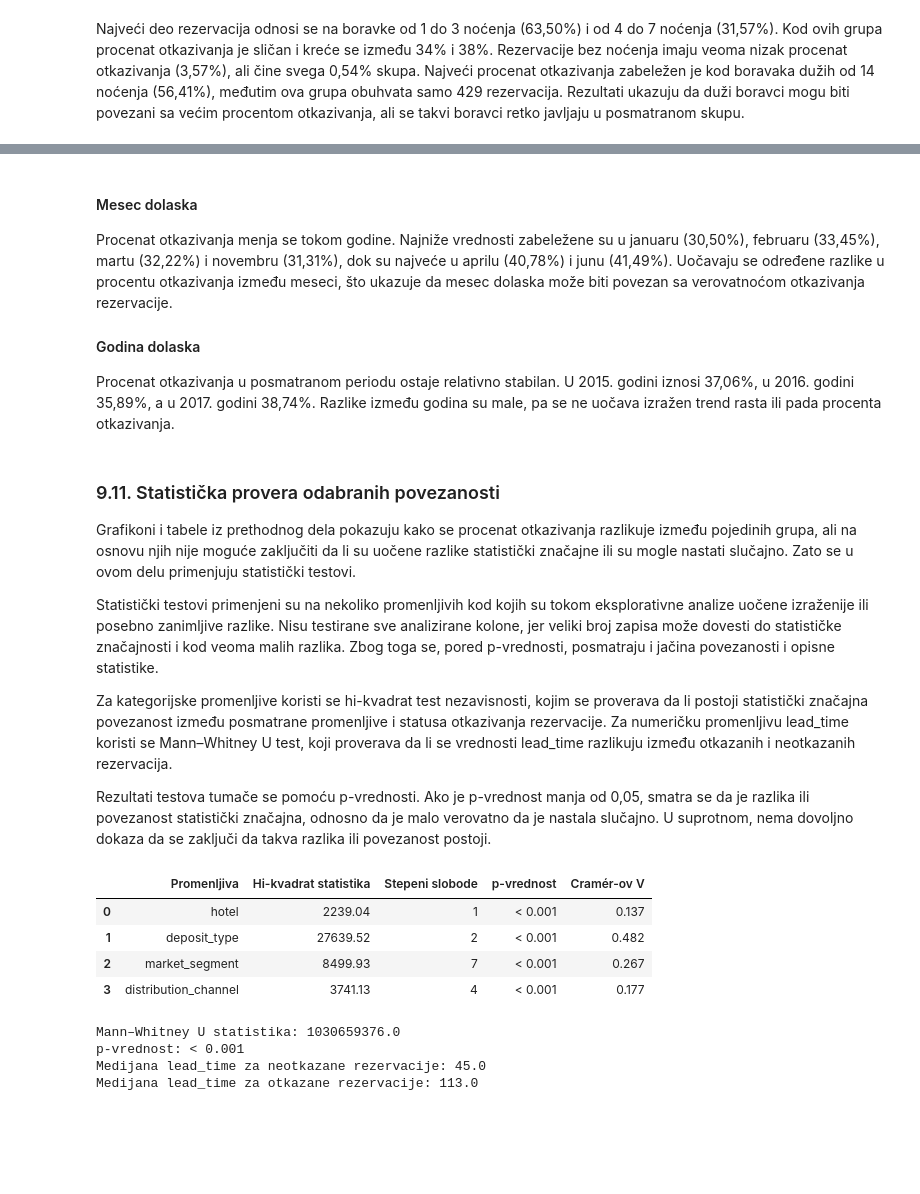
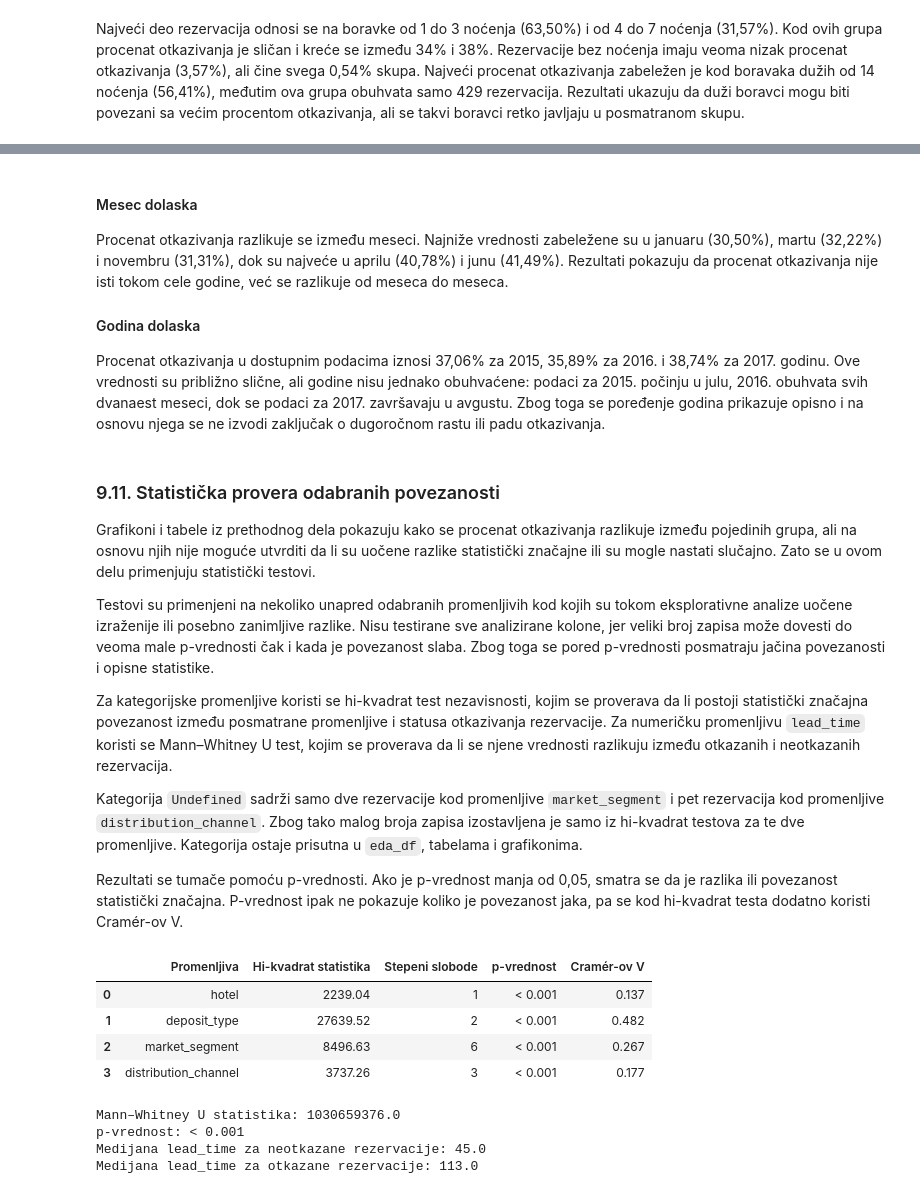
Before and after one commit to angelinalazarevic/Seminarski-UNP---Hotel-Booking, a Jupyter notebook: notebooks/hotel_booking_analysis.ipynb, the cells around one changed output, grey strips where cells are left out. Saved outputs shown, nothing was run; the diff lists cells and outputs as text; code cells hidden in the pictures; blank space fills up the shorter version.

```diff
--- a/notebooks/hotel_booking_analysis.ipynb
+++ b/notebooks/hotel_booking_analysis.ipynb
@@ -1753,21 +1790,23 @@ display(year_summary)
 # %% [markdown]
 #### Mesec dolaska
 
-Procenat otkazivanja menja se tokom godine. Najniže vrednosti zabeležene su u januaru (30,50%), februaru (33,45%), martu (32,22%) i novembru (31,31%), dok su najveće u aprilu (40,78%) i junu (41,49%). Uočavaju se određene razlike u procentu otkazivanja između meseci, što ukazuje da mesec dolaska može biti povezan sa verovatnoćom otkazivanja rezervacije.
+Procenat otkazivanja razlikuje se između meseci. Najniže vrednosti zabeležene su u januaru (30,50%), martu (32,22%) i novembru (31,31%), dok su najveće u aprilu (40,78%) i junu (41,49%). Rezultati pokazuju da procenat otkazivanja nije isti tokom cele godine, već se razlikuje od meseca do meseca.
 
 #### Godina dolaska
 
-Procenat otkazivanja u posmatranom periodu ostaje relativno stabilan. U 2015. godini iznosi 37,06%, u 2016. godini 35,89%, a u 2017. godini 38,74%. Razlike između godina su male, pa se ne uočava izražen trend rasta ili pada procenta otkazivanja.
+Procenat otkazivanja u dostupnim podacima iznosi 37,06% za 2015, 35,89% za 2016. i 38,74% za 2017. godinu. Ove vrednosti su približno slične, ali godine nisu jednako obuhvaćene: podaci za 2015. počinju u julu, 2016. obuhvata svih dvanaest meseci, dok se podaci za 2017. završavaju u avgustu. Zbog toga se poređenje godina prikazuje opisno i na osnovu njega se ne izvodi zaključak o dugoročnom rastu ili padu otkazivanja.
 # %% [markdown]
 ### 9.11. Statistička provera odabranih povezanosti
 
-Grafikoni i tabele iz prethodnog dela pokazuju kako se procenat otkazivanja razlikuje između pojedinih grupa, ali na osnovu njih nije moguće zaključiti da li su uočene razlike statistički značajne ili su mogle nastati slučajno. Zato se u ovom delu primenjuju statistički testovi.
+Grafikoni i tabele iz prethodnog dela pokazuju kako se procenat otkazivanja razlikuje između pojedinih grupa, ali na osnovu njih nije moguće utvrditi da li su uočene razlike statistički značajne ili su mogle nastati slučajno. Zato se u ovom delu primenjuju statistički testovi.
 
-Statistički testovi primenjeni su na nekoliko promenljivih kod kojih su tokom eksplorativne analize uočene izraženije ili posebno zanimljive razlike. Nisu testirane sve analizirane kolone, jer veliki broj zapisa može dovesti do statističke značajnosti i kod veoma malih razlika. Zbog toga se, pored p-vrednosti, posmatraju i jačina povezanosti i opisne statistike.
+Testovi su primenjeni na nekoliko unapred odabranih promenljivih kod kojih su tokom eksplorativne analize uočene izraženije ili posebno zanimljive razlike. Nisu testirane sve analizirane kolone, jer veliki broj zapisa može dovesti do veoma male p-vrednosti čak i kada je povezanost slaba. Zbog toga se pored p-vrednosti posmatraju jačina povezanosti i opisne statistike.
 
-Za kategorijske promenljive koristi se hi-kvadrat test nezavisnosti, kojim se proverava da li postoji statistički značajna povezanost između posmatrane promenljive i statusa otkazivanja rezervacije. Za numeričku promenljivu lead_time koristi se Mann–Whitney U test, koji proverava da li se vrednosti lead_time razlikuju između otkazanih i neotkazanih rezervacija.
+Za kategorijske promenljive koristi se hi-kvadrat test nezavisnosti, kojim se proverava da li postoji statistički značajna povezanost između posmatrane promenljive i statusa otkazivanja rezervacije. Za numeričku promenljivu `lead_time` koristi se Mann–Whitney U test, kojim se proverava da li se njene vrednosti razlikuju između otkazanih i neotkazanih rezervacija.
 
-Rezultati testova tumače se pomoću p-vrednosti. Ako je p-vrednost manja od 0,05, smatra se da je razlika ili povezanost statistički značajna, odnosno da je malo verovatno da je nastala slučajno. U suprotnom, nema dovoljno dokaza da se zaključi da takva razlika ili povezanost postoji.
+Kategorija `Undefined` sadrži samo dve rezervacije kod promenljive `market_segment` i pet rezervacija kod promenljive `distribution_channel`. Zbog tako malog broja zapisa izostavljena je samo iz hi-kvadrat testova za te dve promenljive. Kategorija ostaje prisutna u `eda_df`, tabelama i grafikonima.
+
+Rezultati se tumače pomoću p-vrednosti. Ako je p-vrednost manja od 0,05, smatra se da je razlika ili povezanost statistički značajna. P-vrednost ipak ne pokazuje koliko je povezanost jaka, pa se kod hi-kvadrat testa dodatno koristi Cramér-ov V.
 # %%
 from scipy.stats import chi2_contingency, mannwhitneyu
 
@@ -1778,9 +1817,19 @@ def format_p_value(value):
     return f"{value:.3f}"
 
 def chi_square_test(data, column):
+    test_data = data
+
+    if column in [
+        "market_segment",
+        "distribution_channel"
+    ]:
+        test_data = data.loc[
+            data[column] != "Undefined"
+        ].copy()
+
     contingency_table = pd.crosstab(
-        data[column],
-        data["is_canceled"]
+        test_data[column],
+        test_data["is_canceled"]
     )
 
     chi2, p_value, degrees_of_freedom, _ = chi2_contingency(
@@ -1835,35 +1884,35 @@ lead_time_canceled = eda_df.loc[
 
 mann_whitney_statistic, mann_whitney_p = mannwhitneyu(
     lead_time_not_canceled,
     lead_time_canceled,
     alternative="two-sided"
 )
 
 print(
     "Mann–Whitney U statistika:",
     round(mann_whitney_statistic, 2)
 )
 
 print(
     "p-vrednost:",
     format_p_value(mann_whitney_p)
 )
 
 print(
     "Medijana lead_time za neotkazane rezervacije:",
     round(lead_time_not_canceled.median(), 2)
 )
 
 print(
     "Medijana lead_time za otkazane rezervacije:",
     round(lead_time_canceled.median(), 2)
 )
 # %% [output]
 |  | Promenljiva | Hi-kvadrat statistika | Stepeni slobode | p-vrednost | Cramér-ov V |
 | 0 | hotel | 2239.04 | 1 | < 0.001 | 0.137 |
 | 1 | deposit_type | 27639.52 | 2 | < 0.001 | 0.482 |
-| 2 | market_segment | 8499.93 | 7 | < 0.001 | 0.267 |
-| 3 | distribution_channel | 3741.13 | 4 | < 0.001 | 0.177 |
+| 2 | market_segment | 8496.63 | 6 | < 0.001 | 0.267 |
+| 3 | distribution_channel | 3737.26 | 3 | < 0.001 | 0.177 |
 Mann–Whitney U statistika: 1030659376.0
 p-vrednost: < 0.001
 Medijana lead_time za neotkazane rezervacije: 45.0
```
Also changed, not shown: parts of 13 cells of this notebook.
